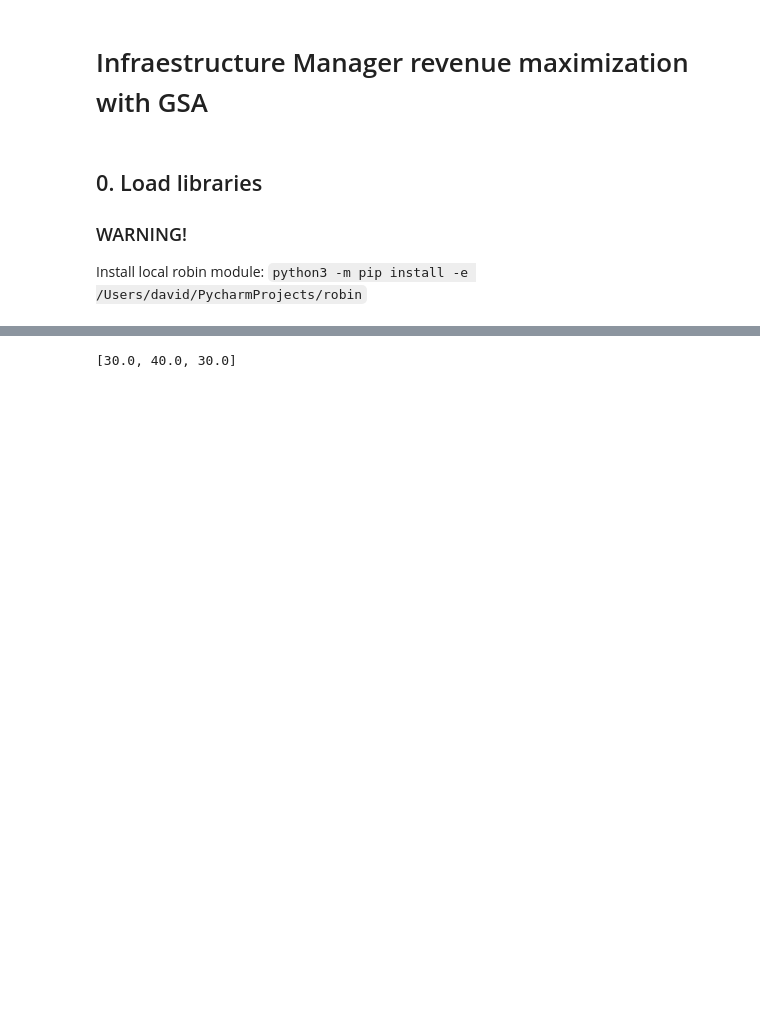
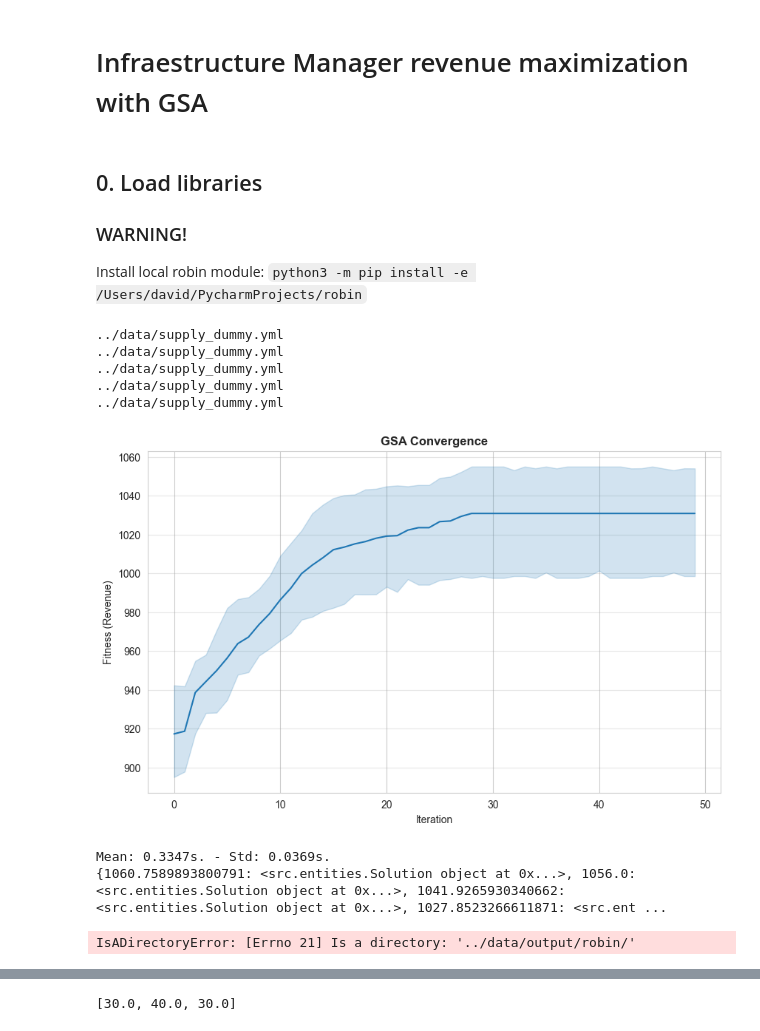
Before and after one commit to DavidMunozValero/GSA_M, a Jupyter notebook: notebooks/12.0-robin_generator_revenue.ipynb, the cells around one changed output, grey strips where cells are left out. Drawn from its saved outputs; the diff is of its cells as text; code cells hidden in the pictures; blank space fills up the shorter version.

```diff
--- a/notebooks/12.0-robin_generator_revenue.ipynb
+++ b/notebooks/12.0-robin_generator_revenue.ipynb
@@ -25 +29,45 @@ from robin.supply.entities import Supply
+# %%
+# Generator config files
+supply_config_path = Path("../configs/generator/supply_config.yml")
+demand_config_path = Path("../configs/demand/demand.yml")
+generator_config_path = Path("../configs/generator/generator_config.yml")
+
+# Save paths
+supply_save_path = '../configs/gsa_results/'
+robin_save_path = '../data/output/robin/'
+
+# Clean save paths directories
+if Path(supply_save_path).exists():
+    shutil.rmtree(supply_save_path)
+
+Path(supply_save_path).mkdir(parents=True)
+
+if Path(robin_save_path).exists():
+    shutil.rmtree(robin_save_path)
+
+Path(robin_save_path).mkdir(parents=True)
+# %%
+rmd = RailwayMarketDynamics(supply_config_path=supply_config_path,
+                            demand_config_path=demand_config_path,
+                            generator_config_path=generator_config_path,
+                            generator_save_path = Path(f'../data/supply_dummy.yml'),
+                            seed = 21)
+
+services = rmd.run(gsa_supply_save_path=supply_save_path,
+                    robin_save_path=robin_save_path,
+                    gsa_population=20,
+                    gsa_iters=50,
+                    gsa_runs=5,
+                    gsa_chaotic=True,
+                    gsa_verbosity=False)
+# %% [output]
+../data/supply_dummy.yml
+../data/supply_dummy.yml
+../data/supply_dummy.yml
+../data/supply_dummy.yml
+../data/supply_dummy.yml
+[figure, added]
+Mean: 0.3347s. - Std: 0.0369s.
+{1060.7589893800791: <src.entities.Solution object at 0x...>, 1056.0: <src.entities.Solution object at 0x...>, 1041.9265930340662: <src.entities.Solution object at 0x...>, 1027.8523266611871: <src.ent ...
+IsADirectoryError: [Errno 21] Is a directory: '../data/output/robin/'
 # %%
```
Also changed, not shown: parts of 3 cells of this notebook.
